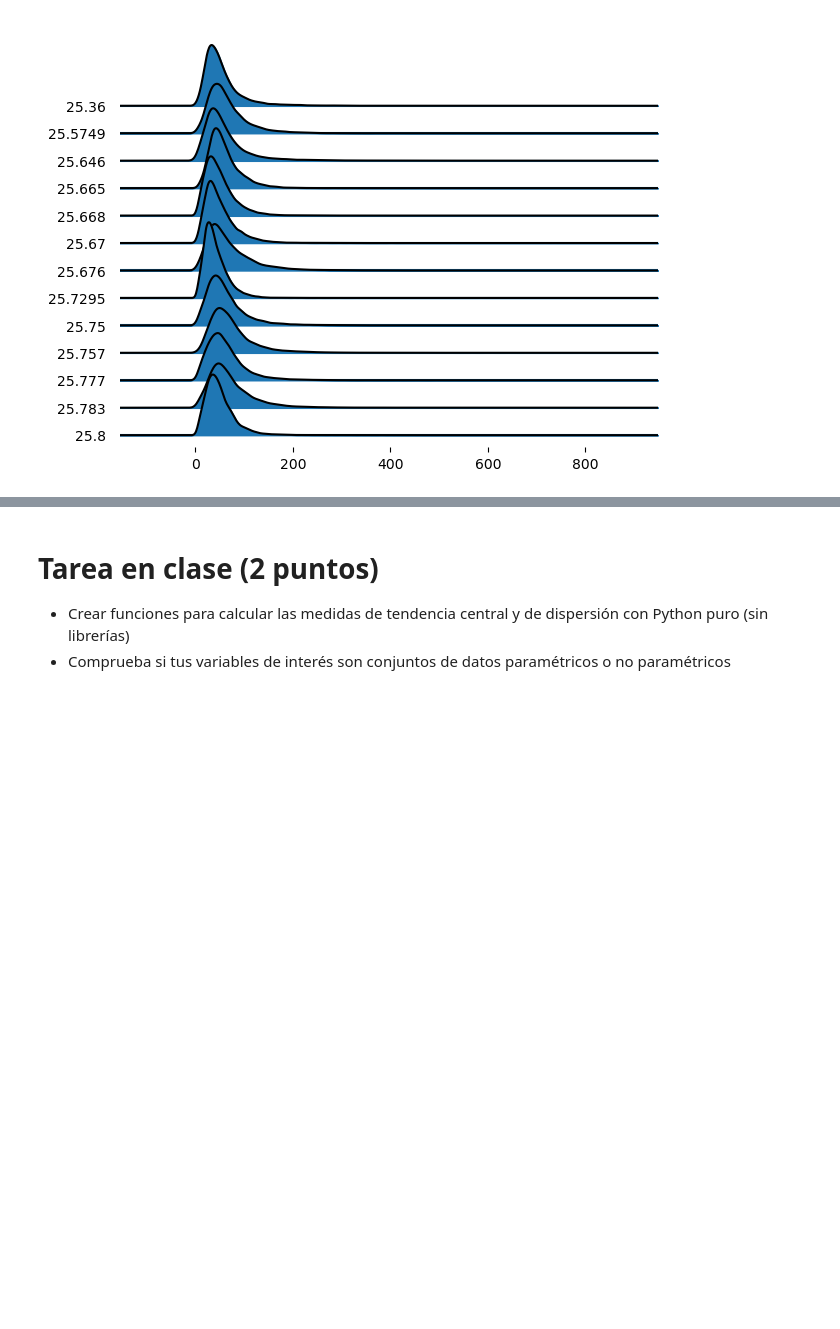
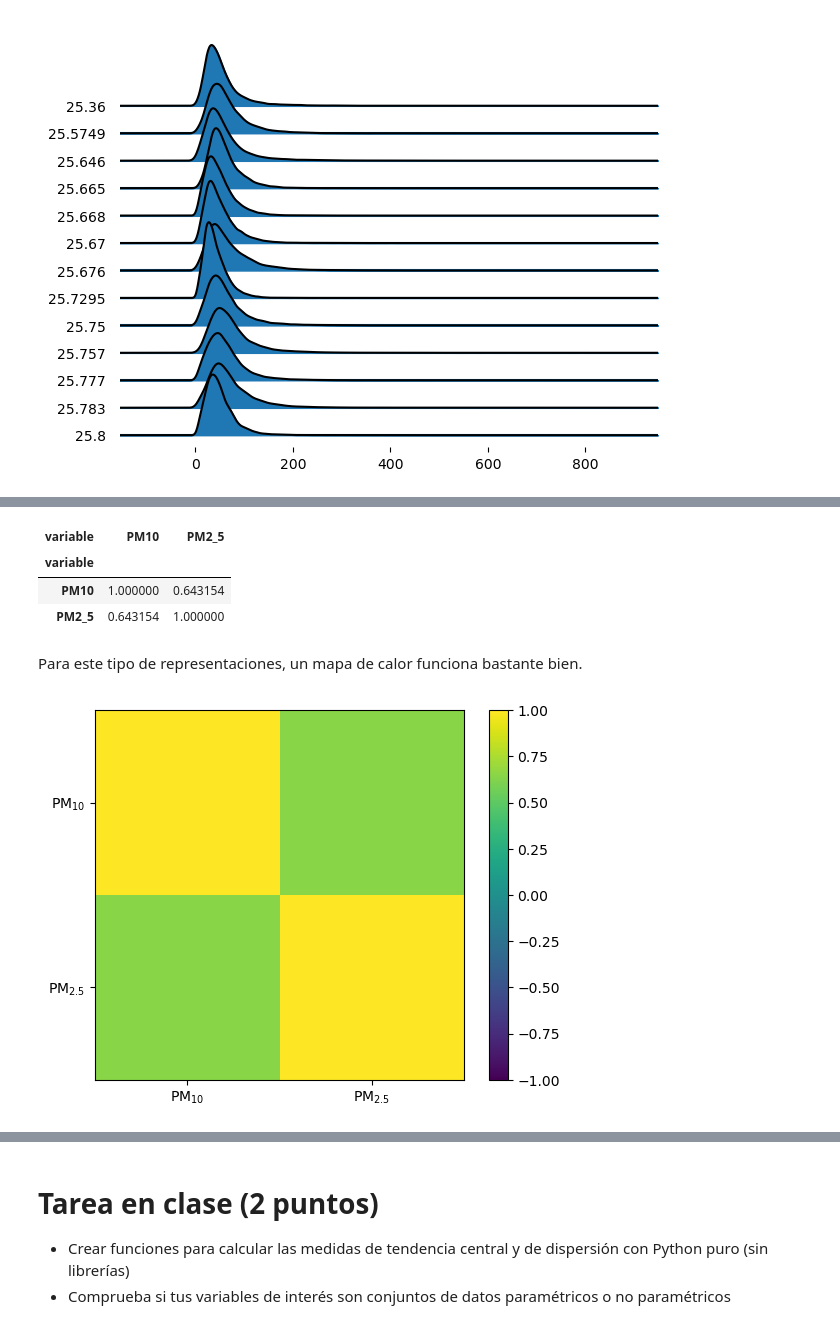
Before and after one commit to albertobenavides/aprendizaje_autom, a Jupyter notebook: caps/2_estadisticos.ipynb, the cells around one changed output, grey strips where cells are left out. Cells and saved outputs as stored; diff of their text form; code cells hidden in the pictures; blank space fills up the shorter version.

```diff
--- a/caps/2_estadisticos.ipynb
+++ b/caps/2_estadisticos.ipynb
@@ -643,0 +680,3 @@ plt.show()
+# %%
+df_by_cols = df_sel.pivot_table('value', ['timestamp', 'lat', 'lon', 'h'], 'variable')
+df_by_cols
@@ -643,0 +698,20 @@ plt.show()
+# %%
+corr_ = df_by_cols[['PM10', 'PM2_5']].corr()
+corr_
+# %% [output]
+| variable | PM10 | PM2_5 |
+| variable |  |  |
+| PM10 | 1.000000 | 0.643154 |
+| PM2_5 | 0.643154 | 1.000000 |
+# %% [markdown]
+Para este tipo de representaciones, un mapa de calor funciona bastante bien.
+# %%
+plt.figure()
+plt.imshow(corr_)
+plt.xticks(ticks=[0, 1], labels=['PM$_{10}$', 'PM$_{2.5}$'])
+plt.yticks(ticks=[0, 1], labels=['PM$_{10}$', 'PM$_{2.5}$'])
+plt.clim(vmin = -1, vmax = 1)
+plt.colorbar()
+plt.show()
+# %% [output]
+[figure, added]
```
Also changed, not shown: parts of 29 cells of this notebook.
